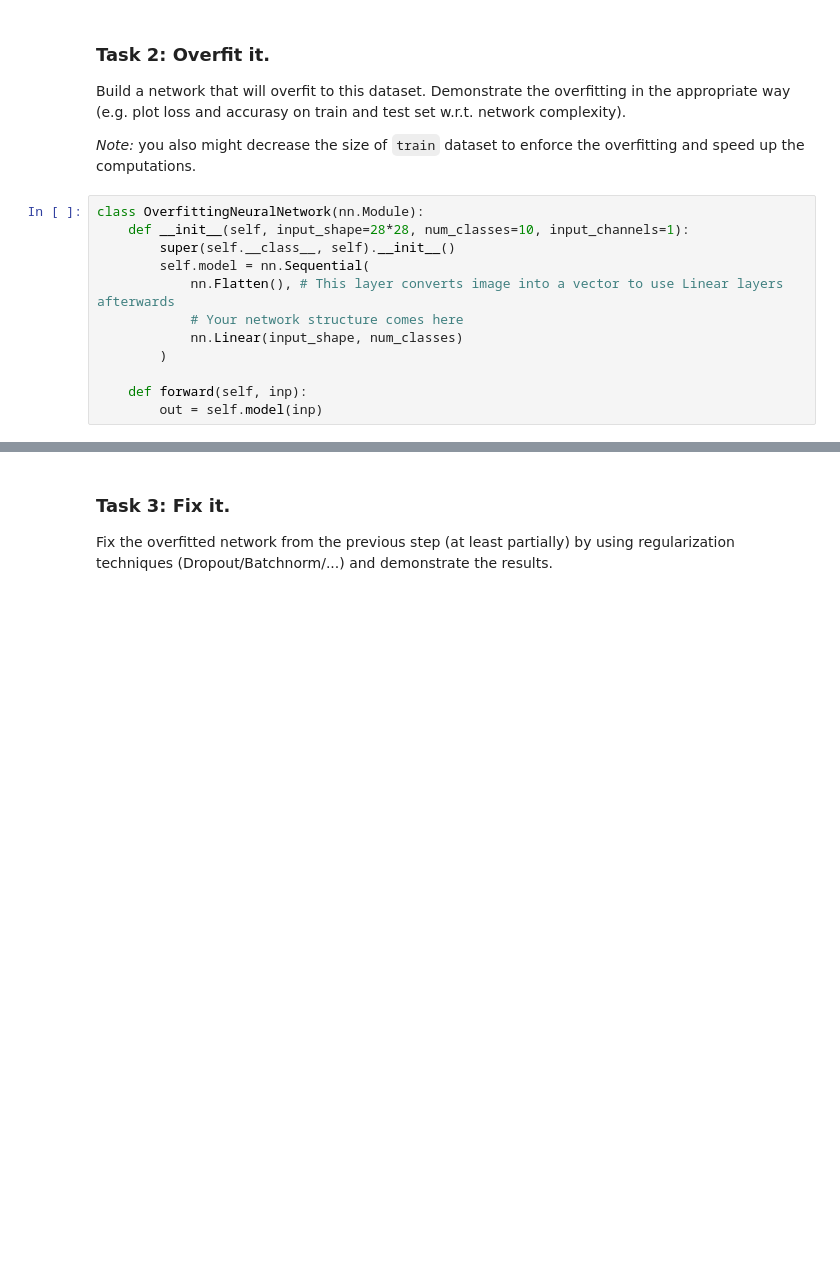
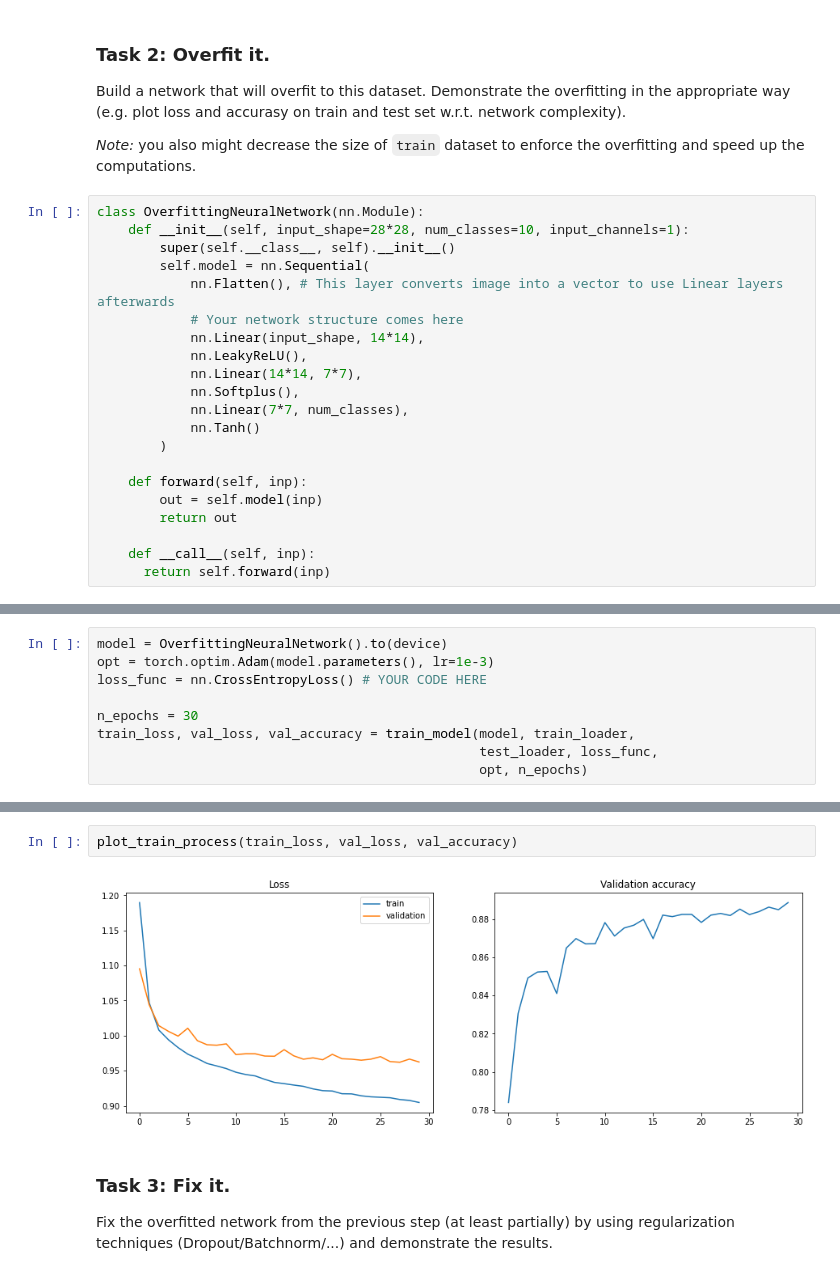
Before and after one commit to archie230/ml-mipt-solutions, a Jupyter notebook: homeworks_basic/Lab2_DL/Lab2_DL_part2_overfitting.ipynb, the cells around one changed output, grey strips where cells are left out. Drawn from its saved outputs; the diff is of its cells as text; blank space fills up the shorter version.

```diff
--- a/homeworks_basic/Lab2_DL/Lab2_DL_part2_overfitting.ipynb
+++ b/homeworks_basic/Lab2_DL/Lab2_DL_part2_overfitting.ipynb
@@ -111,10 +239,19 @@ class OverfittingNeuralNetwork(nn.Module):
         self.model = nn.Sequential(
             nn.Flatten(), # This layer converts image into a vector to use Linear layers afterwards
             # Your network structure comes here
-            nn.Linear(input_shape, num_classes)
+            nn.Linear(input_shape, 14*14),
+            nn.LeakyReLU(),
+            nn.Linear(14*14, 7*7),
+            nn.Softplus(),
+            nn.Linear(7*7, num_classes),
+            nn.Tanh()
         )
 
     def forward(self, inp):
         out = self.model(inp)
+        return out
+
+    def __call__(self, inp):
+      return self.forward(inp)
 # %%
 torchsummary.summary(OverfittingNeuralNetwork().to(device), (28*28,))
@@ -126,0 +279,9 @@ loss_func = # YOUR CODE HERE
+# %%
+model = OverfittingNeuralNetwork().to(device)
+opt = torch.optim.Adam(model.parameters(), lr=1e-3)
+loss_func = nn.CrossEntropyLoss() # YOUR CODE HERE
+
+n_epochs = 30
+train_loss, val_loss, val_accuracy = train_model(model, train_loader,
+                                                 test_loader, loss_func,
+                                                 opt, n_epochs)
@@ -127,3 +306,7 @@ loss_func = # YOUR CODE HERE
+# %%
+plot_train_process(train_loss, val_loss, val_accuracy)
+# %% [output]
+[figure, added]
 # %% [markdown]
 ### Task 3: Fix it.
 Fix the overfitted network from the previous step (at least partially) by using regularization techniques (Dropout/Batchnorm/...) and demonstrate the results.
```
Also changed, not shown: parts of 19 cells of this notebook, 3 other files.
